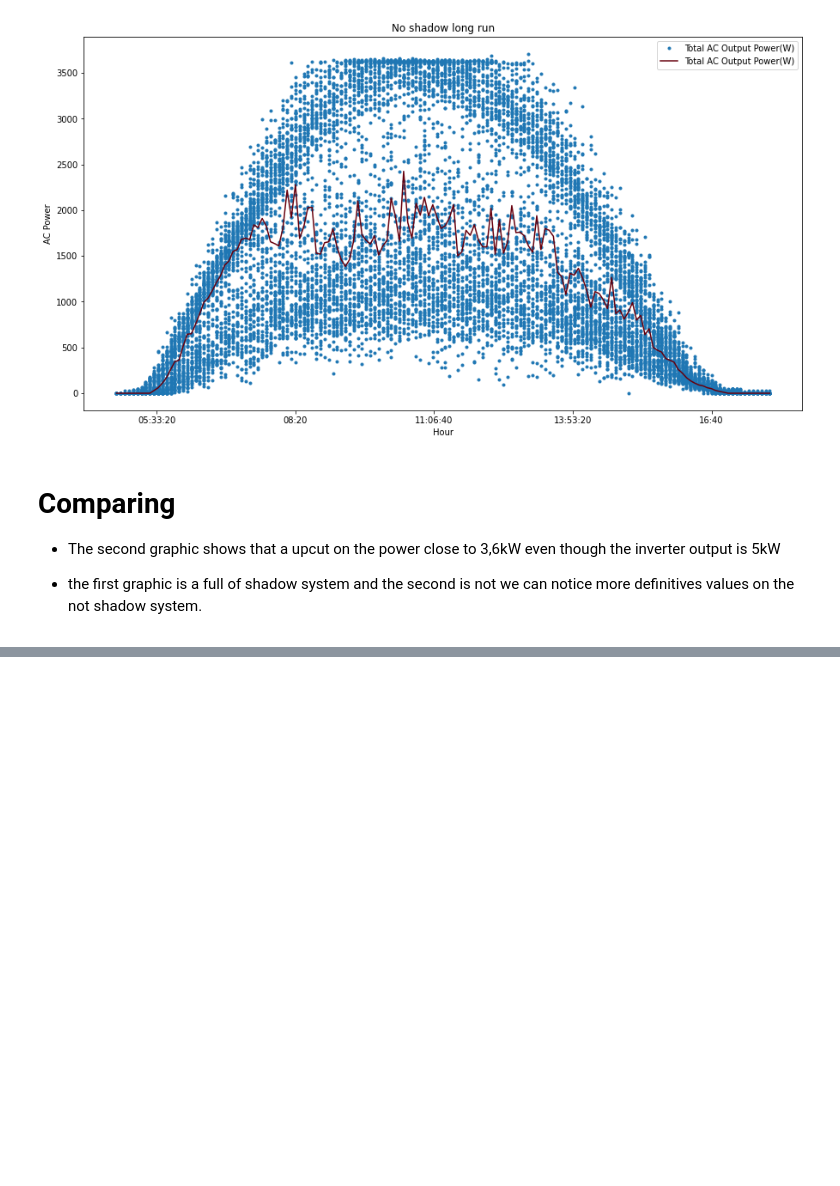
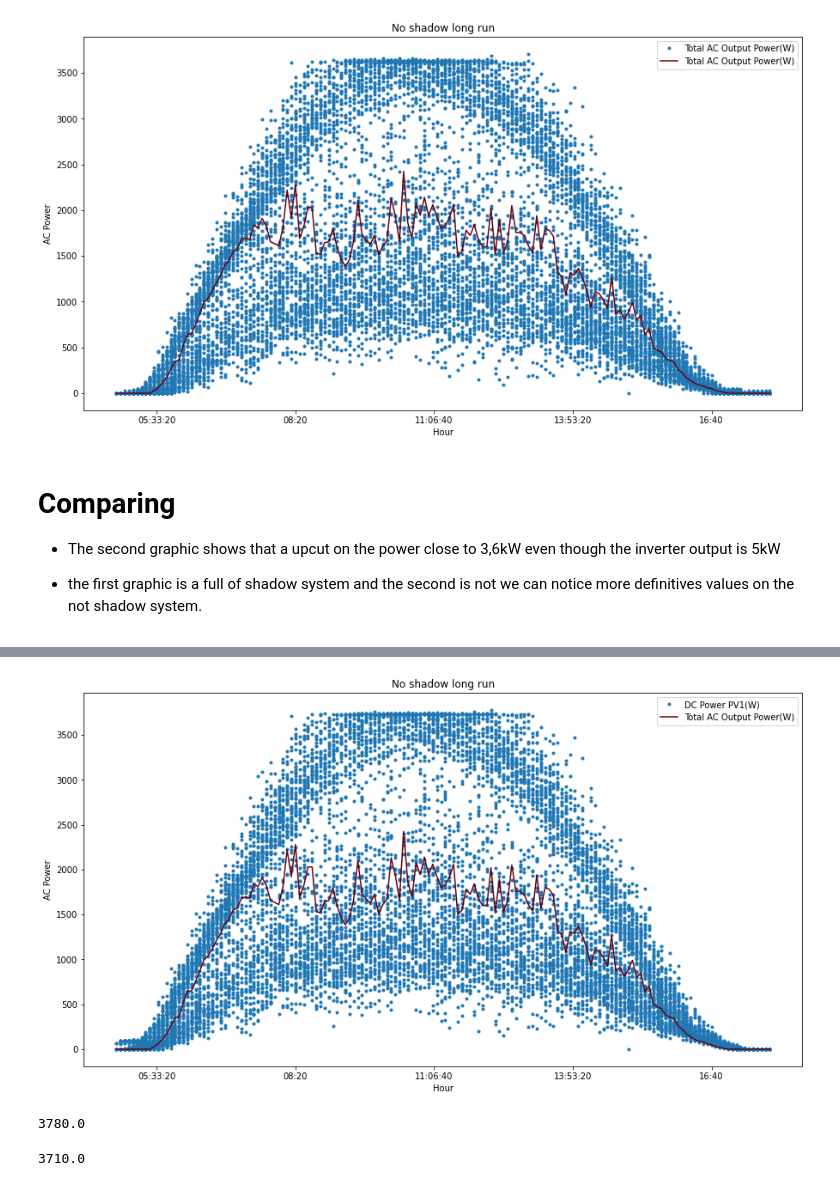
Before and after one commit to oakthyago/Electrical-Demand-Brazil, a Jupyter notebook: photovoltaic-analysis-from-full-of-shadows-system.ipynb, the cells around one changed output, grey strips where cells are left out. Drawn from its saved outputs; the diff is of its cells as text; code cells hidden in the pictures; blank space fills up the shorter version.

Commit message:
Kaggle Notebook | Photovoltaic analysis from full of shadows system | Version 12

```diff
--- a/photovoltaic-analysis-from-full-of-shadows-system.ipynb
+++ b/photovoltaic-analysis-from-full-of-shadows-system.ipynb
@@ -211,0 +200,17 @@ plt.show()
+# %%
+#plant1_data.iplot(x= 'time', y='DC_POWER', xTitle='Time',  yTitle= 'DC Power', title='DC POWER plot')
+df2.plot(x= 'Hour', y='DC Power PV1(W)', style='.', figsize = (15, 8))
+df2.groupby('Hour')['Total AC Output Power(W)'].agg('median').plot(legend=True, colormap='Reds_r')
+plt.ylabel('AC Power')
+plt.title('No shadow long run')
+plt.show()
+# %% [output]
+[figure, added]
+# %%
+df2["DC Power PV1(W)"].max()
+# %% [output]
+3780.0
+# %%
+df2['Total AC Output Power(W)'].max()
+# %% [output]
+3710.0
```
Also changed, not shown: parts of 6 cells of this notebook.
